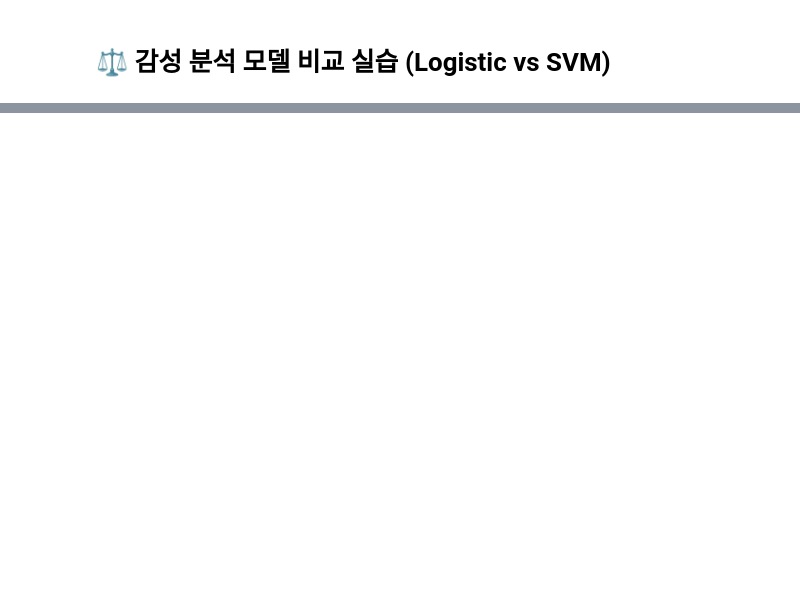
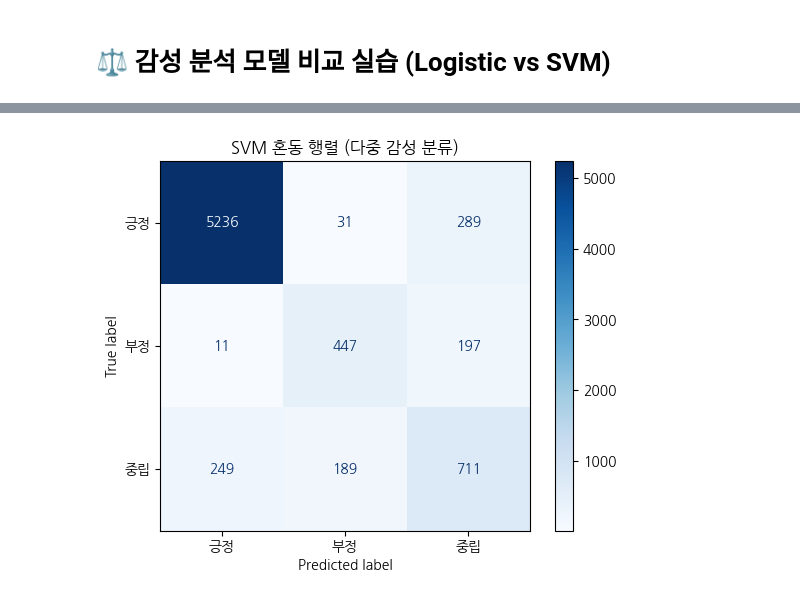
Before and after one commit to Smart-Stay-Jeonju-Project/Smart-Stay-Jeonju-Project, a Jupyter notebook: PROJECT/analysis/ML/고급/3_Logistic_vs_SVM.ipynb, the cells around one changed output, grey strips where cells are left out. Cells and saved outputs as stored; diff of their text form; code cells hidden in the pictures; blank space fills up the shorter version.

```diff
--- a/PROJECT/analysis/ML/고급/3_Logistic_vs_SVM.ipynb
+++ b/PROJECT/analysis/ML/고급/3_Logistic_vs_SVM.ipynb
@@ -6,0 +87,19 @@
+# %%
+
+# 🖼️ 5. 혼동 행렬 시각화
+import numpy as np
+import matplotlib.pyplot as plt
+from sklearn.metrics import confusion_matrix, ConfusionMatrixDisplay
+from matplotlib import font_manager as fm
+
+font_path = "C:/Windows/Fonts/NanumGothic.ttf"
+font_name = fm.FontProperties(fname=font_path).get_name()
+plt.rc('font', family=font_name)
+plt.rcParams['axes.unicode_minus'] = False
+
+unique_labels = sorted(df['label'].unique())
+cm = confusion_matrix(y_test, gbc_pred, labels=unique_labels)
+disp = ConfusionMatrixDisplay(confusion_matrix=cm, display_labels=unique_labels)
+disp.plot(cmap=plt.cm.Oranges)
+plt.title("Gradient Boosting 혼동 행렬")
+plt.show()
@@ -6,0 +108,64 @@
+# %%
+
+import pandas as pd
+
+df = pd.read_csv("36000_reviews_label.csv", encoding="utf-8-sig")
+df = df[['sentence', 'label']].dropna()
+df = df[df['label'].isin(['긍정', '부정', '중립'])]  # 3클래스 처리
+
+# ▶ 텍스트와 라벨 분리
+X = df['sentence'].fillna('')
+y = df['label']
+
+from sklearn.model_selection import train_test_split
+X_train, X_test, y_train, y_test = train_test_split(
+    X, y, test_size=0.2, stratify=y, random_state=42
+)
+
+from sklearn.feature_extraction.text import TfidfVectorizer
+vectorizer = TfidfVectorizer(max_features=5000, ngram_range=(1, 2), min_df=5)
+X_train_vec = vectorizer.fit_transform(X_train)
+X_test_vec = vectorizer.transform(X_test)
+
+from sklearn.linear_model import LogisticRegression
+from sklearn.metrics import classification_report
+
+logi = LogisticRegression(max_iter=1000, class_weight='balanced', multi_class='multinomial', solver='lbfgs')
+logi.fit(X_train_vec, y_train)
+logi_pred = logi.predict(X_test_vec)
+
+print("📌 Logistic Regression 결과:")
+print(classification_report(y_test, logi_pred, digits=3))
+
+from sklearn.svm import LinearSVC
+
+svm = LinearSVC(class_weight='balanced', C=1.0, max_iter=1000)
+svm.fit(X_train_vec, y_train)
+svm_pred = svm.predict(X_test_vec)
+
+print("📌 SVM 결과:")
+print(classification_report(y_test, svm_pred, digits=3))
+
+# ✅ 한글 혼동 행렬 시각화 (다중 클래스 대응)
+import numpy as np
+import matplotlib.pyplot as plt
+from sklearn.metrics import confusion_matrix, ConfusionMatrixDisplay
+from matplotlib import font_manager as fm
+
+# 한글 폰트 설정
+font_path = "C:/Windows/Fonts/NanumGothic.ttf"
+font_name = fm.FontProperties(fname=font_path).get_name()
+plt.rc('font', family=font_name)
+plt.rcParams['axes.unicode_minus'] = False
+
+# 실제 사용된 라벨만 추출
+unique_labels = sorted(df['label'].unique())
+display_labels = unique_labels  # ['부정', '중립', '긍정'] 또는 너의 데이터 순서
+
+# 혼동 행렬 생성 및 시각화
+cm = confusion_matrix(y_test, svm_pred, labels=display_labels)
+disp = ConfusionMatrixDisplay(confusion_matrix=cm, display_labels=display_labels)
+disp.plot(cmap=plt.cm.Blues)
+plt.title("SVM 혼동 행렬 (다중 감성 분류)")
+plt.show()
+# %% [output]
@@ -6,0 +189 @@
+[figure, added]
```
Also changed, not shown: parts of 17 cells of this notebook, 31 other files.
